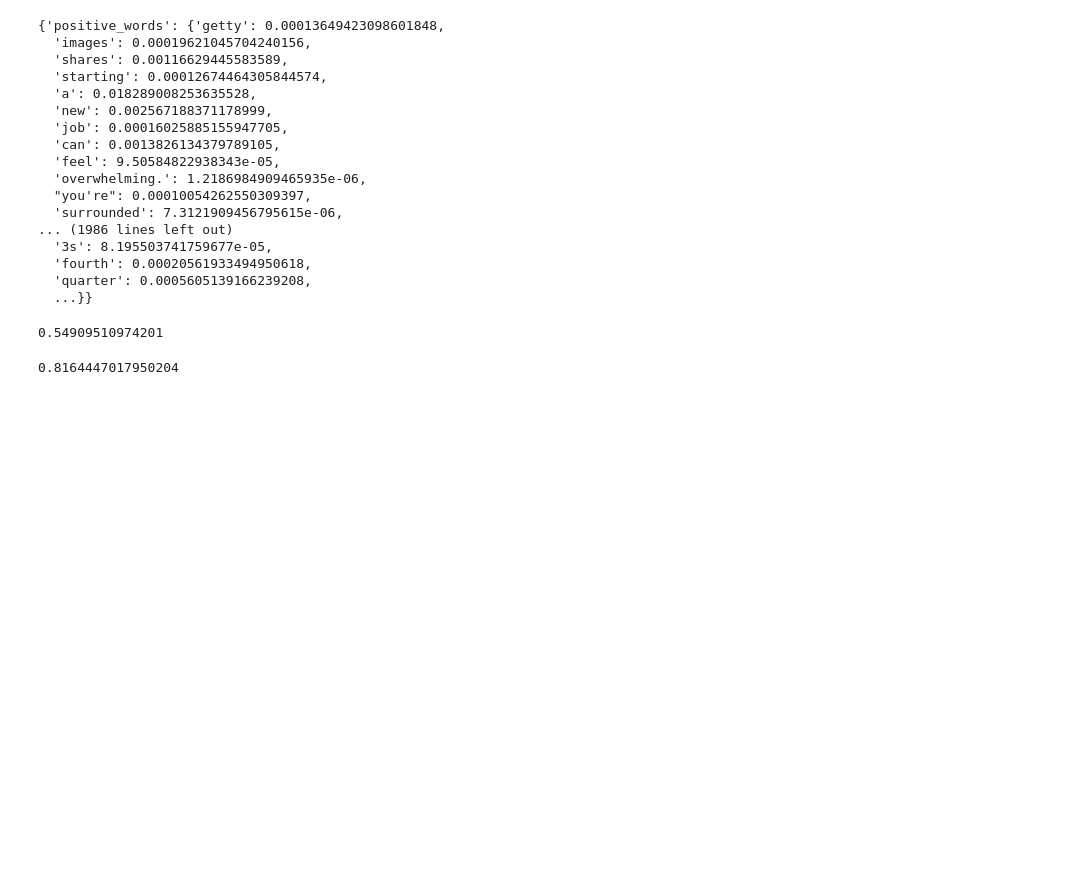
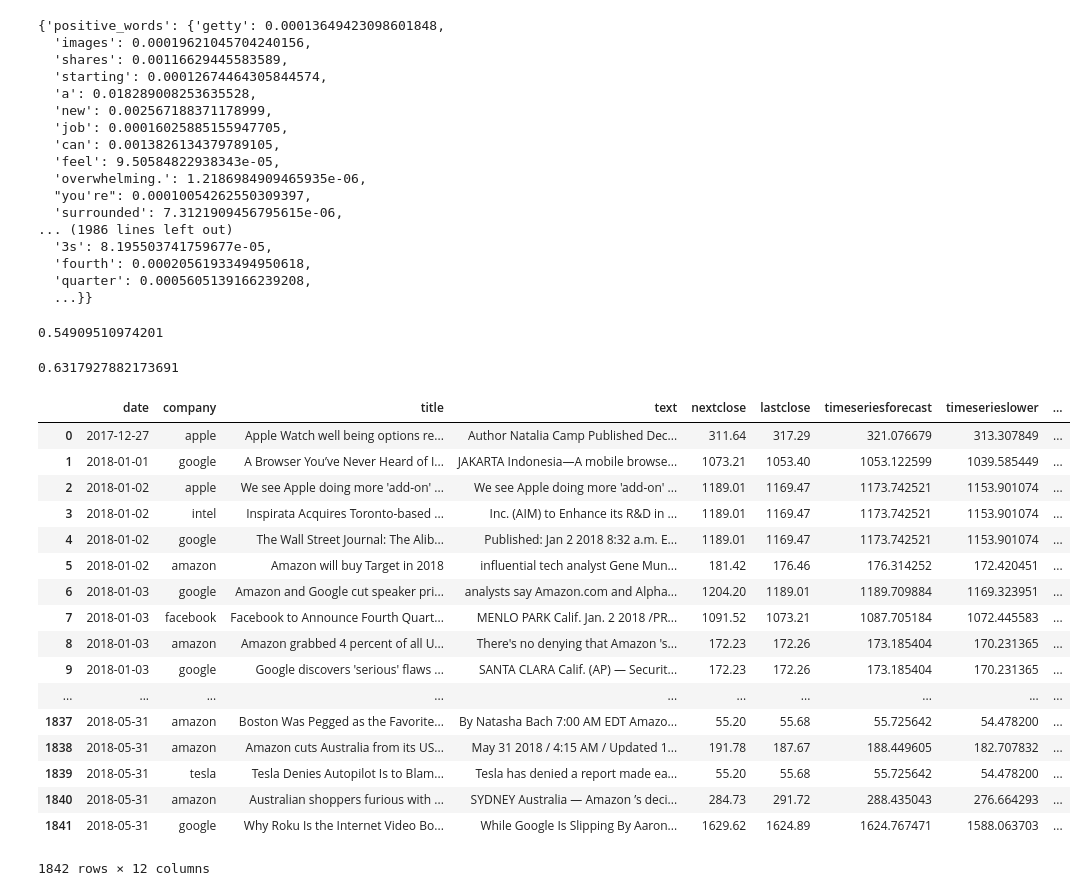
Before and after one commit to btwjustalearner/CSCI544Project, a Jupyter notebook: NBNLPmodel(EN).ipynb, the cells around one changed output. Saved outputs shown, nothing was run; the diff lists cells and outputs as text; code cells hidden in the pictures; blank space fills up the shorter version.

```diff
--- a/NBNLPmodel(EN).ipynb
+++ b/NBNLPmodel(EN).ipynb
@@ -132,7 +132,7 @@ for index, news in enumerate(X_test):
     preds.append(label)
 # %%
 from sklearn.metrics import f1_score
-f1_score(preds, y_test)
+f1_score(test['nbpred'], test['groundtruth01'])
 # %% [output]
-0.8164447017950204
+0.6317927882173691
 # %%
@@ -139,0 +140,21 @@ test.to_csv('data/NBtest(CH).csv',index=False)
+# %%
+test
+# %% [output]
+|  | date | company | title | text | nextclose | lastclose | timeseriesforecast | timeserieslower | ... |
+| 0 | 2017-12-27 | apple | Apple Watch well being options re... | Author Natalia Camp Published Dec... | 311.64 | 317.29 | 321.076679 | 313.307849 | ... |
+| 1 | 2018-01-01 | google | A Browser You’ve Never Heard of I... | JAKARTA Indonesia—A mobile browse... | 1073.21 | 1053.40 | 1053.122599 | 1039.585449 | ... |
+| 2 | 2018-01-02 | apple | We see Apple doing more 'add-on' ... | We see Apple doing more 'add-on' ... | 1189.01 | 1169.47 | 1173.742521 | 1153.901074 | ... |
+| 3 | 2018-01-02 | intel | Inspirata Acquires Toronto-based ... | Inc. (AIM) to Enhance its R&D in ... | 1189.01 | 1169.47 | 1173.742521 | 1153.901074 | ... |
+| 4 | 2018-01-02 | google | The Wall Street Journal: The Alib... | Published: Jan 2 2018 8:32 a.m. E... | 1189.01 | 1169.47 | 1173.742521 | 1153.901074 | ... |
+| 5 | 2018-01-02 | amazon | Amazon will buy Target in 2018 | influential tech analyst Gene Mun... | 181.42 | 176.46 | 176.314252 | 172.420451 | ... |
+| 6 | 2018-01-03 | google | Amazon and Google cut speaker pri... | analysts say Amazon.com and Alpha... | 1204.20 | 1189.01 | 1189.709884 | 1169.323951 | ... |
+| 7 | 2018-01-03 | facebook | Facebook to Announce Fourth Quart... | MENLO PARK Calif. Jan. 2 2018 /PR... | 1091.52 | 1073.21 | 1087.705184 | 1072.445583 | ... |
+| 8 | 2018-01-03 | amazon | Amazon grabbed 4 percent of all U... | There's no denying that Amazon 's... | 172.23 | 172.26 | 173.185404 | 170.231365 | ... |
+| 9 | 2018-01-03 | google | Google discovers 'serious' flaws ... | SANTA CLARA Calif. (AP) — Securit... | 172.23 | 172.26 | 173.185404 | 170.231365 | ... |
+| ... | ... | ... | ... | ... | ... | ... | ... | ... | ... |
+| 1837 | 2018-05-31 | amazon | Boston Was Pegged as the Favorite... | By Natasha Bach 7:00 AM EDT Amazo... | 55.20 | 55.68 | 55.725642 | 54.478200 | ... |
+| 1838 | 2018-05-31 | amazon | Amazon cuts Australia from its US... | May 31 2018 / 4:15 AM / Updated 1... | 191.78 | 187.67 | 188.449605 | 182.707832 | ... |
+| 1839 | 2018-05-31 | tesla | Tesla Denies Autopilot Is to Blam... | Tesla has denied a report made ea... | 55.20 | 55.68 | 55.725642 | 54.478200 | ... |
+| 1840 | 2018-05-31 | amazon | Australian shoppers furious with ... | SYDNEY Australia — Amazon ’s deci... | 284.73 | 291.72 | 288.435043 | 276.664293 | ... |
+| 1841 | 2018-05-31 | google | Why Roku Is the Internet Video Bo... | While Google Is Slipping By Aaron... | 1629.62 | 1624.89 | 1624.767471 | 1588.063703 | ... |
+1842 rows × 12 columns
```
Also changed, not shown: parts of 1 cell of this notebook, 1 other file.
